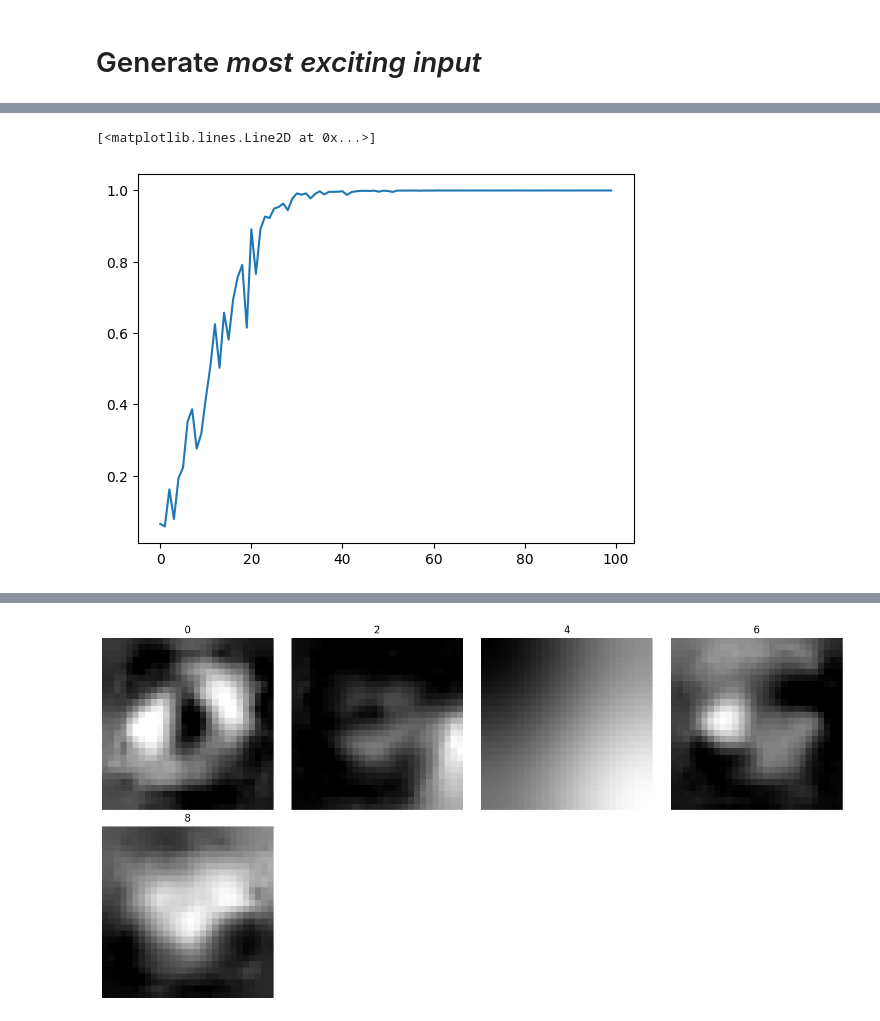
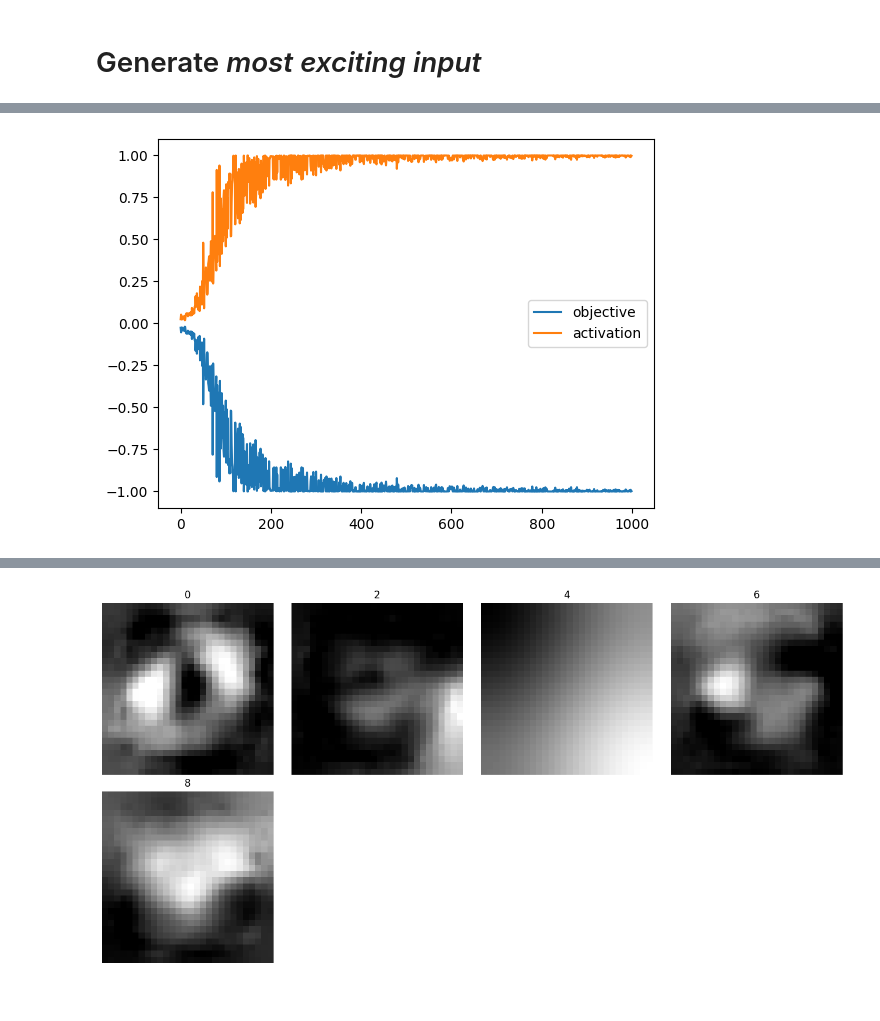
Before and after one commit to lacykaltgr/mei, a Jupyter notebook: examples/example_mnist.ipynb, the cells around one changed output, grey strips where cells are left out. Drawn from its saved outputs; the diff is of its cells as text; code cells hidden in the pictures.

```diff
--- a/examples/example_mnist.ipynb
+++ b/examples/example_mnist.ipynb
@@ -103,12 +103,8 @@ print(meip.get_activation()[i])
 1.0
-# %%
-history = meip.loss_history
-
-from matplotlib.pyplot import plot, show
-plot(history)
-# %% [output]
-[<matplotlib.lines.Line2D at 0x...>]
-[figure, removed]
+# %%
+meip.plot_losses()
+# %% [output]
+[figure, added]
 # %%
 var_mei_config = dict(
     iter_n=500,
```
Also changed, not shown: parts of 7 cells of this notebook, 11 other files.
